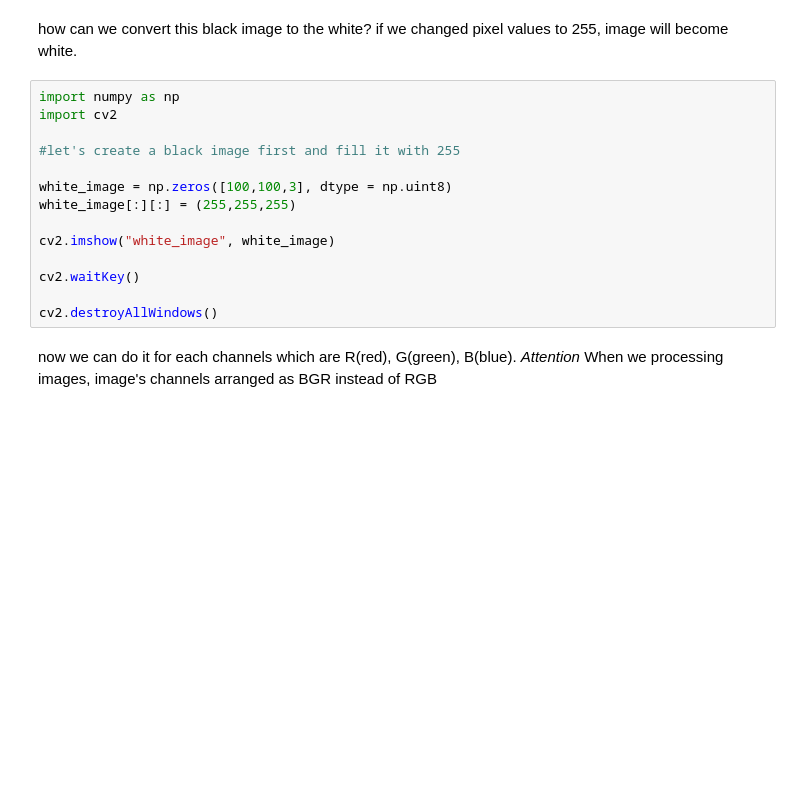
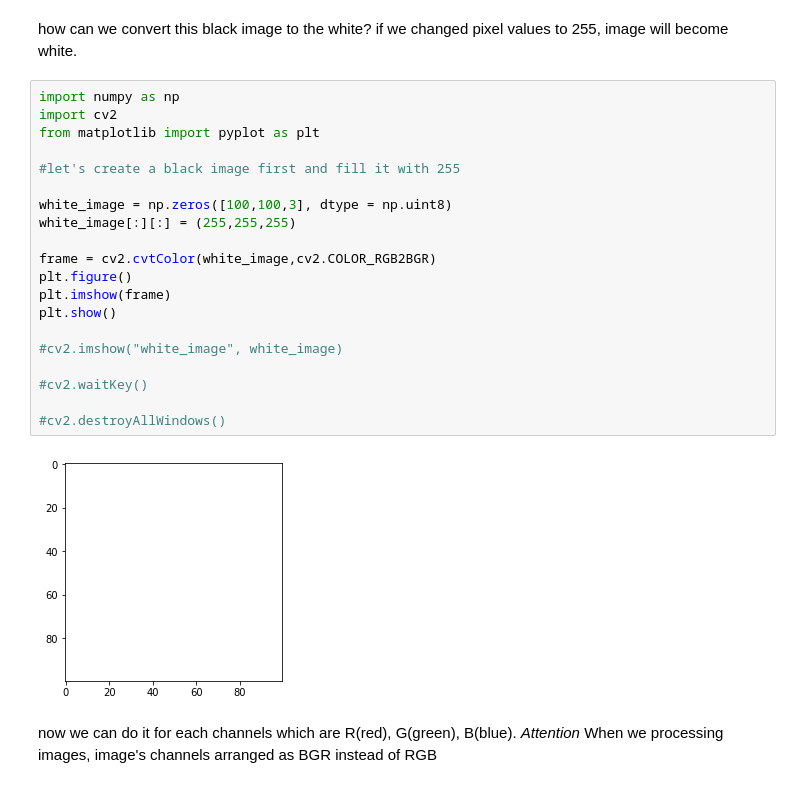
Before and after one commit to emrgry/ImageProcessingCourse, a Jupyter notebook: Image_Basics.ipynb, the cells around one changed output. Saved outputs shown, nothing was run; the diff lists cells and outputs as text; blank space fills up the shorter version.

```diff
--- a/Image_Basics.ipynb
+++ b/Image_Basics.ipynb
@@ -94,17 +105,25 @@ if we changed pixel values to 255, image will become white.
 # %%
 import numpy as np
 import cv2
+from matplotlib import pyplot as plt
 
 #let's create a black image first and fill it with 255
 
 white_image = np.zeros([100,100,3], dtype = np.uint8)
 white_image[:][:] = (255,255,255)
 
-cv2.imshow("white_image", white_image)
+frame = cv2.cvtColor(white_image,cv2.COLOR_RGB2BGR)
+plt.figure()
+plt.imshow(frame)
+plt.show()
 
-cv2.waitKey()
+#cv2.imshow("white_image", white_image)
 
-cv2.destroyAllWindows()
+#cv2.waitKey()
+
+#cv2.destroyAllWindows()
+# %% [output]
+[figure, added]
 # %% [markdown]
 now we can do it for each channels which are R(red), G(green), B(blue).
 _Attention_ When we processing images, image's channels arranged as BGR instead of RGB
```
Also changed, not shown: parts of 14 cells of this notebook, 1 other file.
